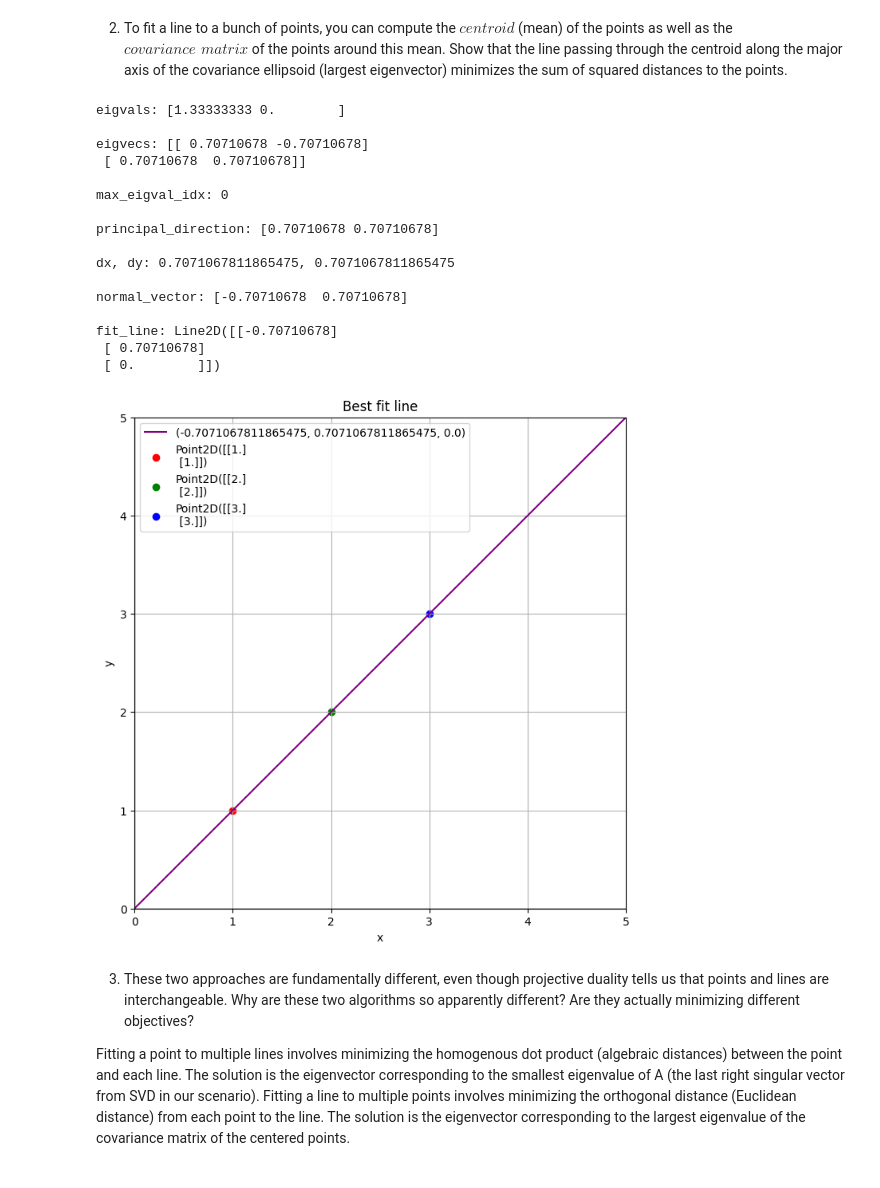
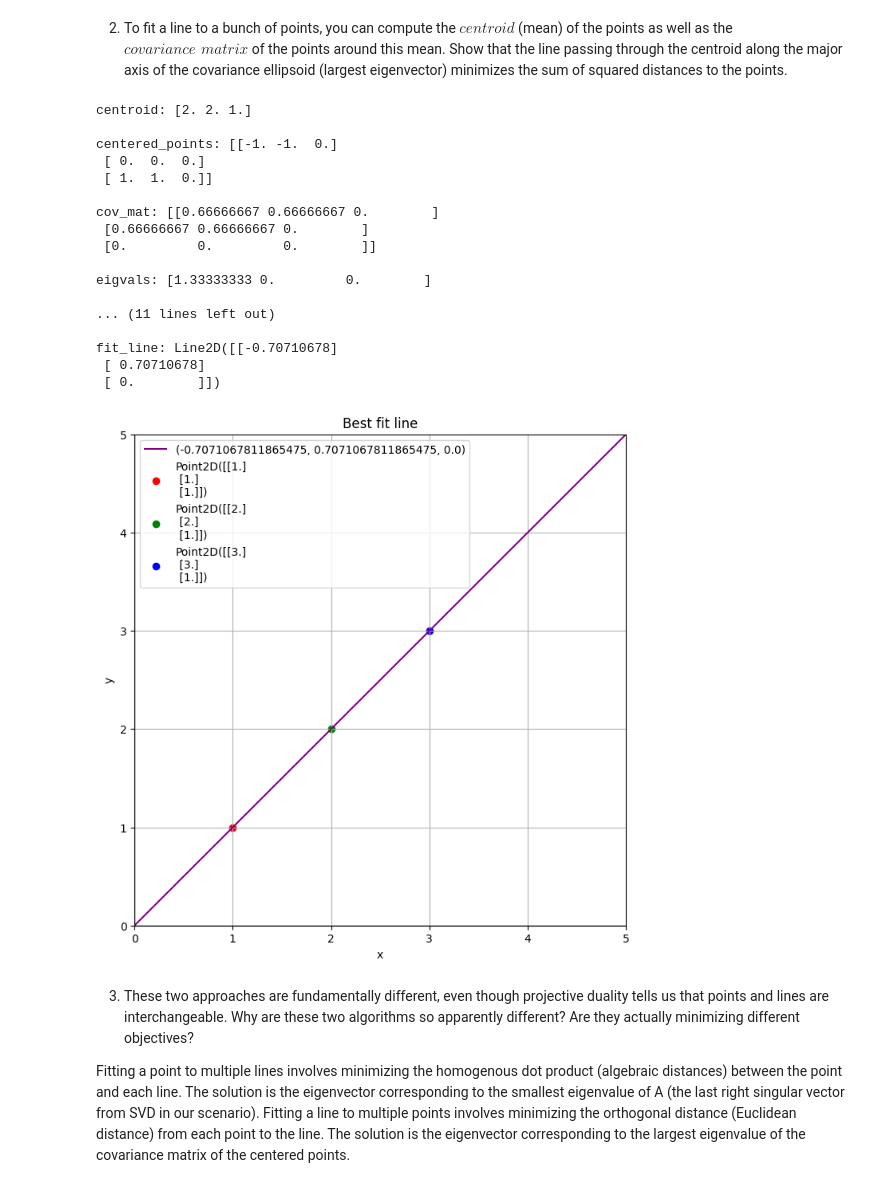
Before and after one commit to joepettinelli7/CV-Algs-Apps-2ED, a Jupyter notebook: exercises/chapter2/Ex-2.1.ipynb, the cells around one changed output. Drawn from its saved outputs; the diff is of its cells as text; code cells hidden in the pictures.

```diff
--- a/exercises/chapter2/Ex-2.1.ipynb
+++ b/exercises/chapter2/Ex-2.1.ipynb
@@ -72,51 +72,52 @@ Solution point: Point2D([[-0.12]
 # %% [markdown]
 2. To fit a line to a bunch of points, you can compute the $\textit{centroid}$ (mean) of the points as well as the $\textit{covariance matrix}$ of the points around this mean. Show that the line passing through the centroid along the major axis of the covariance ellipsoid (largest eigenvector) minimizes the sum of squared distances to the points.
 # %%
-point1 = Point2D(1.0, 1.0, None)
-point2 = Point2D(2.0, 2.0, None)
-point3 = Point2D(3.0, 3.0, None)
+point1 = Point2D(1.0, 1.0, 1.0)
+point2 = Point2D(2.0, 2.0, 1.0)
+point3 = Point2D(3.0, 3.0, 1.0)
 
 points2d = Points2D([point1, point2, point3])
 fit_line: Line2D = points2d.calculate_fit_line(verbose=True)
 
 x_vals = np.linspace(0, 5, 5)
 y_vals = fit_line.get_point_y_from_x(x_vals)
 
 # Plot the lines and solution point
 plt.figure(figsize=(8, 8))
 plt.plot(x_vals, y_vals, label=f"({fit_line.a}, {fit_line.b}, {fit_line.c})", color="purple")
 plt.scatter(point1.x, point1.y, label=f"{point1}", color="r")
 plt.scatter(point2.x, point2.y, label=f"{point2}", color="g")
 plt.scatter(point3.x, point3.y, label=f"{point3}", color="b")
 plt.xlim(0, 5)
 plt.ylim(0, 5)
 plt.axhline(0, color='black',linewidth=1)
 plt.axvline(0, color='black',linewidth=1)
 plt.gca().set_aspect('equal', adjustable='box')
 plt.legend()
 plt.title("Best fit line")
 plt.xlabel("x")
 plt.ylabel("y")
 plt.grid(True)
 plt.show()
 # %% [output]
-eigvals: [1.33333333 0.        ]
+centroid: [2. 2. 1.]
 
-eigvecs: [[ 0.70710678 -0.70710678]
- [ 0.70710678  0.70710678]]
+centered_points: [[-1. -1.  0.]
+ [ 0.  0.  0.]
+ [ 1.  1.  0.]]
 
-max_eigval_idx: 0
+cov_mat: [[0.66666667 0.66666667 0.        ]
+ [0.66666667 0.66666667 0.        ]
+ [0.         0.         0.        ]]
 
-principal_direction: [0.70710678 0.70710678]
+eigvals: [1.33333333 0.         0.        ]
 
-dx, dy: 0.7071067811865475, 0.7071067811865475
-
-normal_vector: [-0.70710678  0.70710678]
+... (11 lines left out)
 
 fit_line: Line2D([[-0.70710678]
  [ 0.70710678]
  [ 0.        ]])
-[figure, old version]
+[figure, new version]
 # %% [markdown]
 3. These two approaches are fundamentally different, even though projective duality tells us that points and lines are interchangeable. Why are these two algorithms so apparently different? Are they actually minimizing different objectives?
 
```
Also changed, not shown: parts of 1 cell of this notebook, 10 other files.
